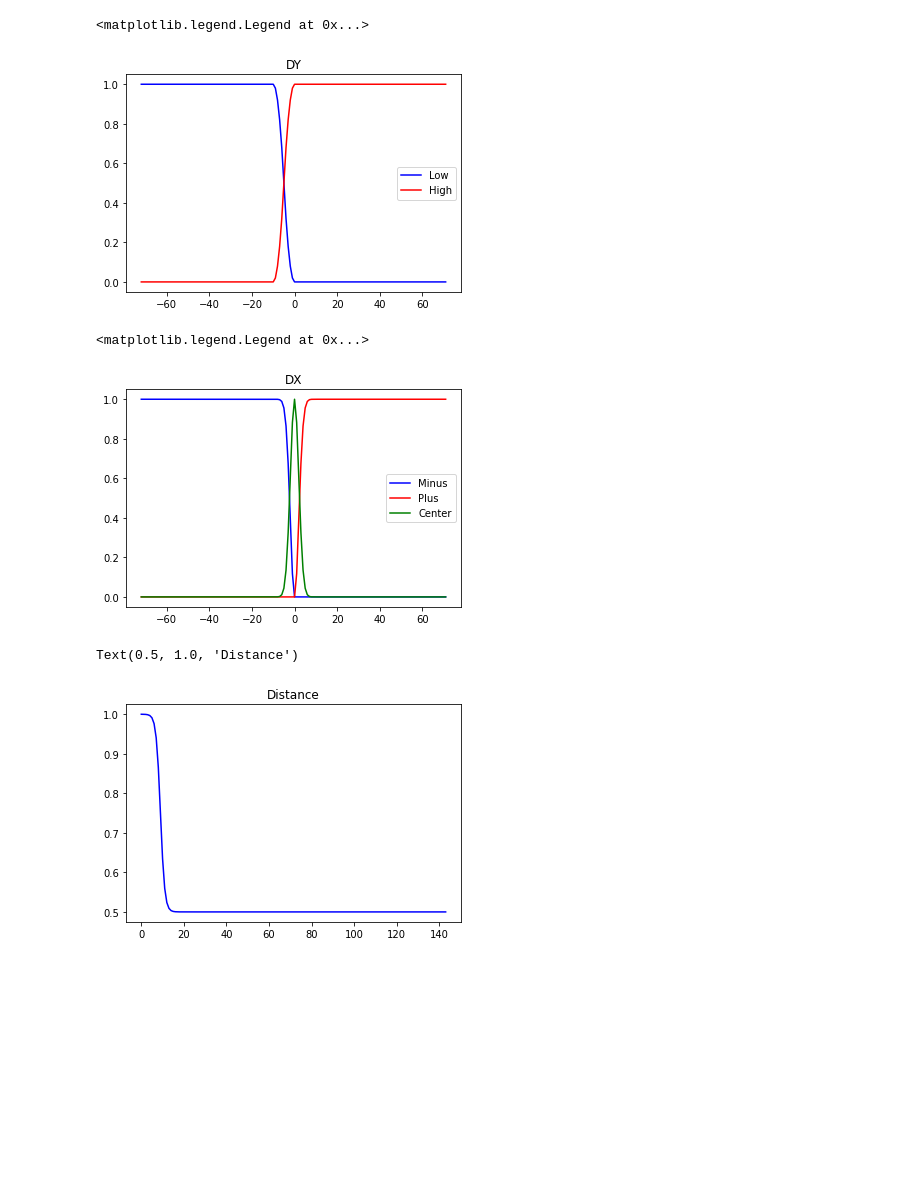
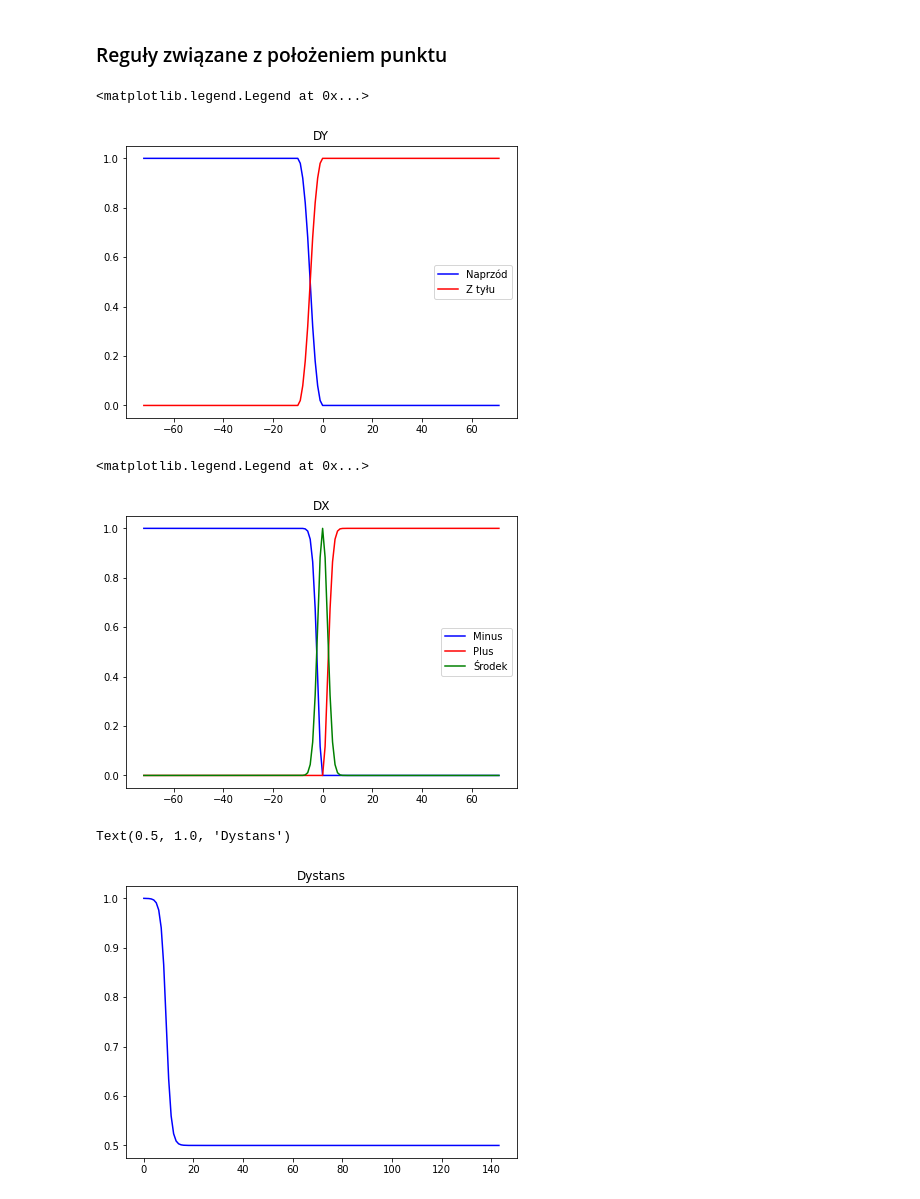
Before and after one commit to ProtossLuigi/snek, a Jupyter notebook: notebooks/plots.ipynb, the cells around one changed output. Drawn from its saved outputs; the diff is of its cells as text; code cells hidden in the pictures; blank space fills up the shorter version.

```diff
--- a/notebooks/plots.ipynb
+++ b/notebooks/plots.ipynb
@@ -5,17 +42,19 @@ import matplotlib.pyplot as plt
+# %% [markdown]
+### Reguły związane z położeniem punktu
 # %%
 dist_max = 72
 dy_range = np.arange(-dist_max, dist_max)
 dy_high = fuzz.smf(dy_range, -10, 0)
 dy_low = 1 - dy_high
 
-fig = plt.figure()
-plt.plot(dy_range, dy_low, 'b', linewidth=1.5, label='Low')
-plt.plot(dy_range, dy_high, 'r', linewidth=1.5, label='High')
+fig = plt.figure(figsize=(7,5))
+plt.plot(dy_range, dy_low, 'b', linewidth=1.5, label='Naprzód')
+plt.plot(dy_range, dy_high, 'r', linewidth=1.5, label='Z tyłu')
 plt.title('DY')
 plt.legend()
 # %% [output]
 <matplotlib.legend.Legend at 0x...>
-[figure, old version]
+[figure, new version]
 # %%
 zero_index = np.where(dy_range == 0)[0][0]
 dx_center = fuzz.gaussmf(dy_range, 0, 2)
@@ -24,22 +63,22 @@ dx_plus[0:zero_index] = 0
 dx_minus = 1 - dx_center
 dx_minus[zero_index:] = 0
 
-fig = plt.figure()
+fig = plt.figure(figsize=(7,5))
 plt.plot(dy_range, dx_minus, 'b', linewidth=1.5, label='Minus')
 plt.plot(dy_range, dx_plus, 'r', linewidth=1.5, label='Plus')
-plt.plot(dy_range, dx_center, 'g', linewidth=1.5, label="Center")
+plt.plot(dy_range, dx_center, 'g', linewidth=1.5, label="Środek")
 plt.title('DX')
 plt.legend()
 # %% [output]
 <matplotlib.legend.Legend at 0x...>
-[figure, old version]
+[figure, new version]
 # %%
 dist_range = np.arange(0, dist_max * 2)
 dist_func = fuzz.sigmf(dist_range, dist_max * 2 - 10, 1)[::-1] * .5 + .5
 
-fig = plt.figure()
+fig = plt.figure(figsize=(7,5))
 plt.plot(dist_range, dist_func, 'b', linewidth=1.5)
-plt.title('Distance')
+plt.title('Dystans')
 # %% [output]
-Text(0.5, 1.0, 'Distance')
+Text(0.5, 1.0, 'Dystans')
-[figure, old version]
+[figure, new version]
```
Also changed, not shown: parts of 11 cells of this notebook.
